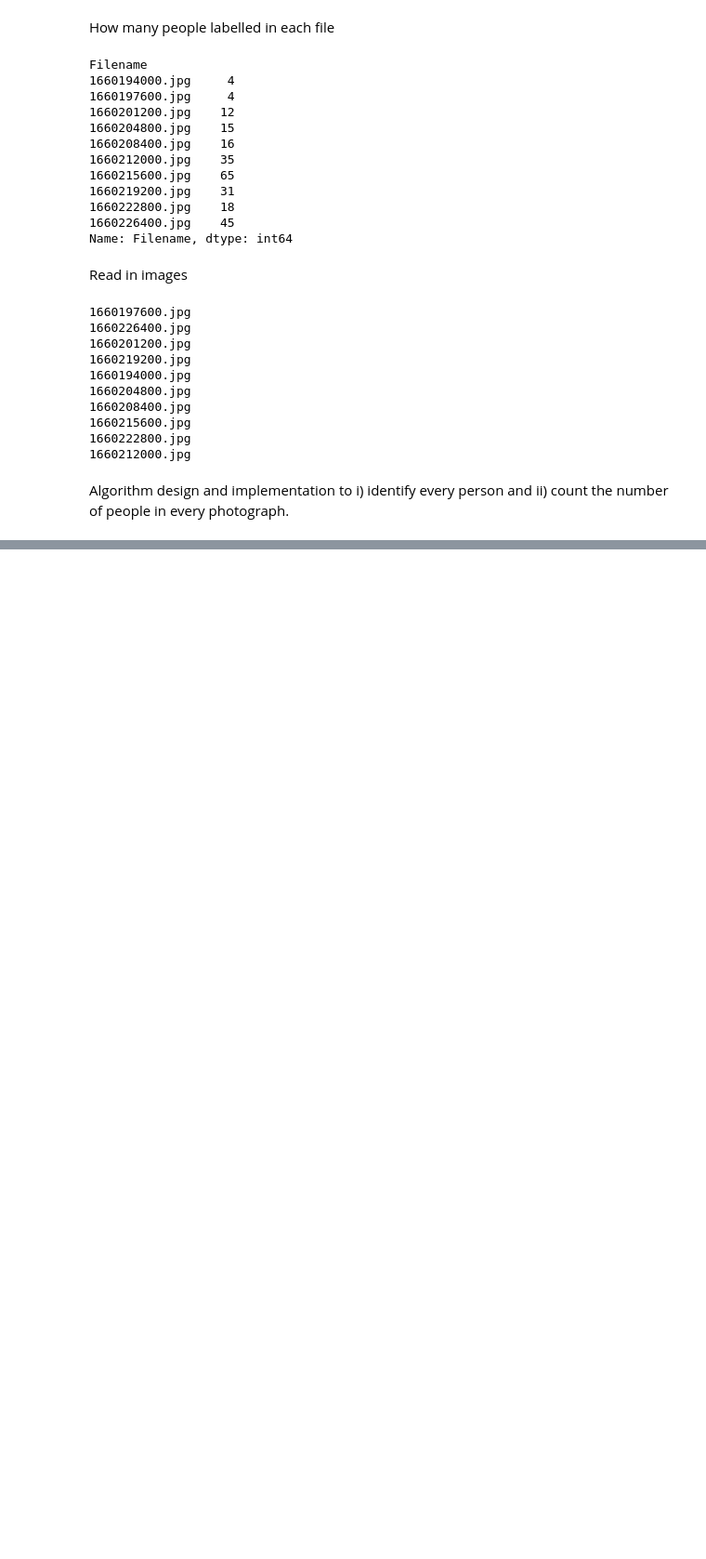
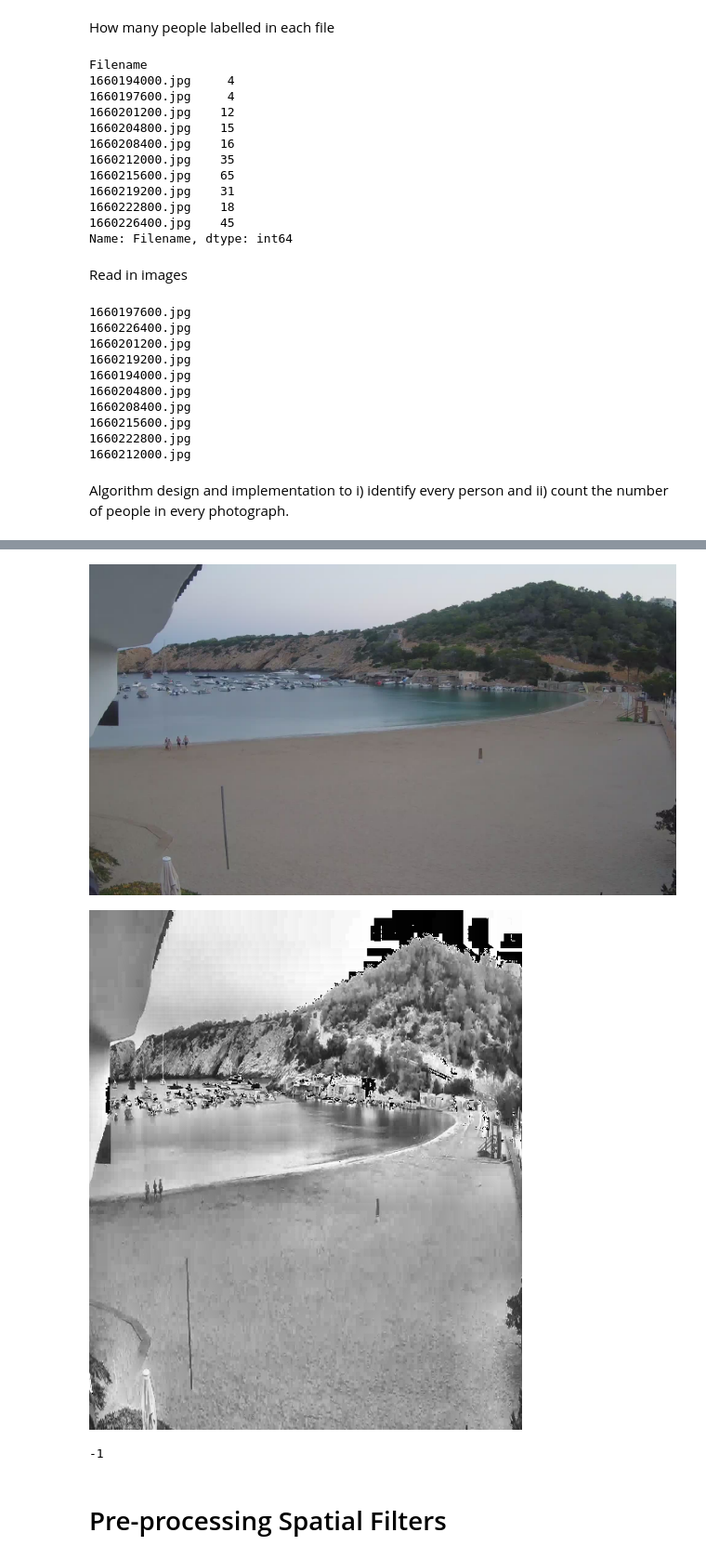
Before and after one commit to claredavies/ImageAnalysisAssignment, a Jupyter notebook: ImageAnalysisAssignment1.ipynb, the cells around one changed output, grey strips where cells are left out. Shown at 93% size. Saved outputs shown, nothing was run; the diff lists cells and outputs as text; code cells hidden in the pictures; blank space fills up the shorter version.

```diff
--- a/ImageAnalysisAssignment1.ipynb
+++ b/ImageAnalysisAssignment1.ipynb
@@ -80,0 +114,30 @@ people in every photograph.
+# %%
+def improve_contrast_image_using_clahe(img: np.ndarray) -> np.array:
+  image = cv2.resize(img, (500, 600))
+
+  # The initial processing of the image
+  # image = cv2.medianBlur(image, 3)
+  image_bw = cv2.cvtColor(image, cv2.COLOR_BGR2GRAY)
+
+  # The declaration of CLAHE
+  # clipLimit -> Threshold for contrast limiting
+  clahe = cv2.createCLAHE(clipLimit = 5)
+  final_img = clahe.apply(image_bw) + 30
+
+  # Ordinary thresholding the same image
+  _, ordinary_img = cv2.threshold(image_bw, 155, 255, cv2.THRESH_BINARY)
+  return final_img
+# %%
+bgr_image = cv2.imread('images/1660194000.jpg')
+
+result = improve_contrast_image_using_clahe(bgr_image)
+
+cv2_imshow(bgr_image)
+cv2_imshow(result)
+cv2.waitKey(0)
+# %% [output]
+[figure, added]
+[figure, added]
+-1
+# %% [markdown]
+# Pre-processing Spatial Filters
```
Also changed, not shown: parts of 5 cells of this notebook.
